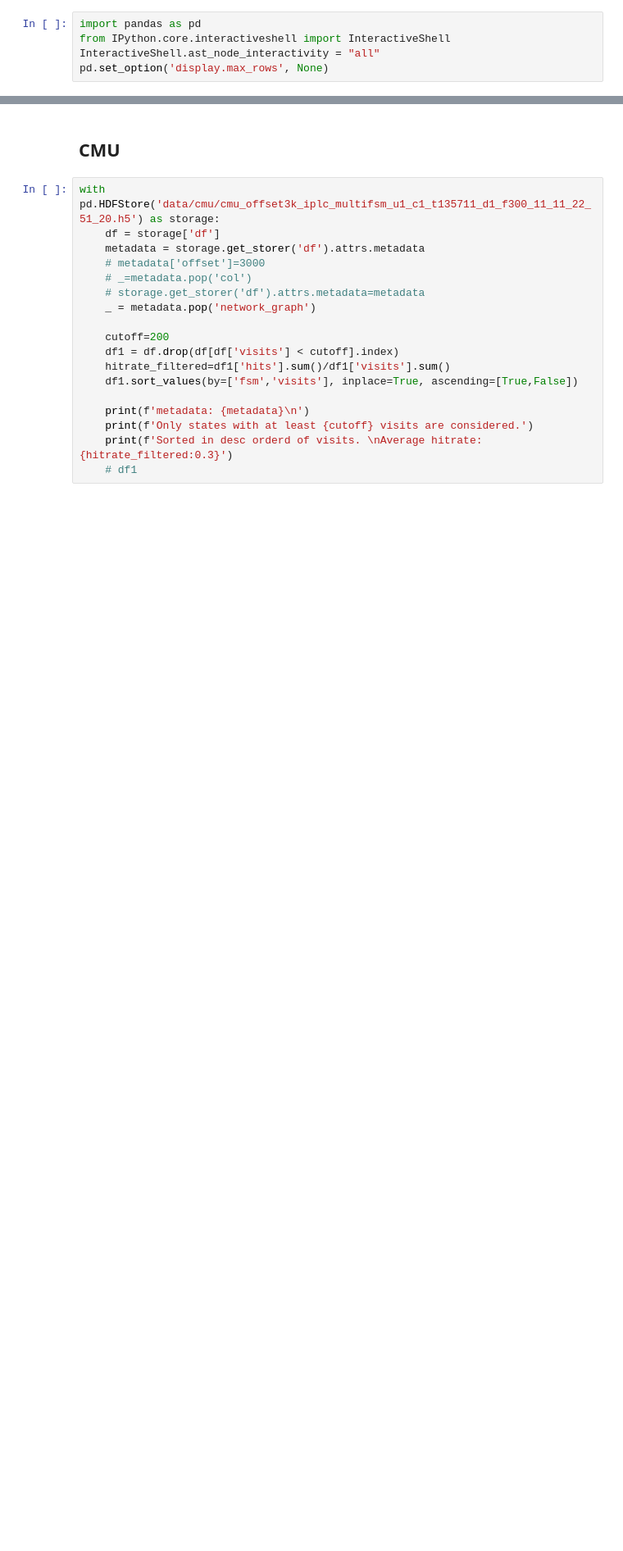
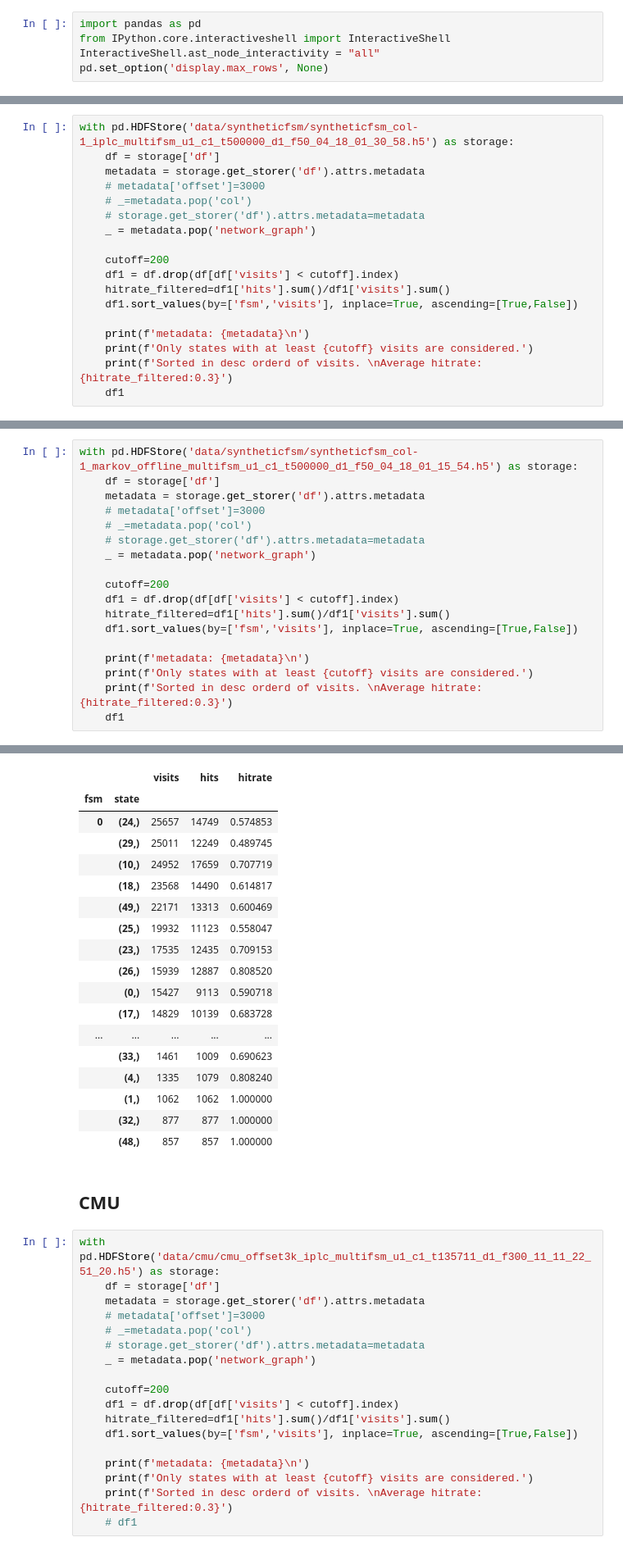
Before and after one commit to AtivJoshi/UniversalCaching, a Jupyter notebook: results.ipynb, the cells around one changed output, grey strips where cells are left out. Shown: that part at 82% size. Cells and saved outputs as stored; diff of their text form; blank space fills up the shorter version.

```diff
--- a/results.ipynb
+++ b/results.ipynb
@@ -5,0 +90,18 @@ pd.set_option('display.max_rows', None)
+# %%
+with pd.HDFStore('data/syntheticfsm/syntheticfsm_col-1_iplc_multifsm_u1_c1_t500000_d1_f50_04_18_01_30_58.h5') as storage:
+    df = storage['df']
+    metadata = storage.get_storer('df').attrs.metadata
+    # metadata['offset']=3000
+    # _=metadata.pop('col')
+    # storage.get_storer('df').attrs.metadata=metadata
+    _ = metadata.pop('network_graph')
+
+    cutoff=200
+    df1 = df.drop(df[df['visits'] < cutoff].index)
+    hitrate_filtered=df1['hits'].sum()/df1['visits'].sum()
+    df1.sort_values(by=['fsm','visits'], inplace=True, ascending=[True,False])
+
+    print(f'metadata: {metadata}\n')
+    print(f'Only states with at least {cutoff} visits are considered.')
+    print(f'Sorted in desc orderd of visits. \nAverage hitrate: {hitrate_filtered:0.3}')
+    df1
@@ -5,0 +132,19 @@ pd.set_option('display.max_rows', None)
+# %%
+with pd.HDFStore('data/syntheticfsm/syntheticfsm_col-1_markov_offline_multifsm_u1_c1_t500000_d1_f50_04_18_01_15_54.h5') as storage:
+    df = storage['df']
+    metadata = storage.get_storer('df').attrs.metadata
+    # metadata['offset']=3000
+    # _=metadata.pop('col')
+    # storage.get_storer('df').attrs.metadata=metadata
+    _ = metadata.pop('network_graph')
+
+    cutoff=200
+    df1 = df.drop(df[df['visits'] < cutoff].index)
+    hitrate_filtered=df1['hits'].sum()/df1['visits'].sum()
+    df1.sort_values(by=['fsm','visits'], inplace=True, ascending=[True,False])
+
+    print(f'metadata: {metadata}\n')
+    print(f'Only states with at least {cutoff} visits are considered.')
+    print(f'Sorted in desc orderd of visits. \nAverage hitrate: {hitrate_filtered:0.3}')
+    df1
+# %% [output]
@@ -6,3 +156,21 @@ pd.set_option('display.max_rows', None)
+|  |  | visits | hits | hitrate |
+| fsm | state |  |  |  |
+| 0 | (24,) | 25657 | 14749 | 0.574853 |
+|  | (29,) | 25011 | 12249 | 0.489745 |
+|  | (10,) | 24952 | 17659 | 0.707719 |
+|  | (18,) | 23568 | 14490 | 0.614817 |
+|  | (49,) | 22171 | 13313 | 0.600469 |
+|  | (25,) | 19932 | 11123 | 0.558047 |
+|  | (23,) | 17535 | 12435 | 0.709153 |
+|  | (26,) | 15939 | 12887 | 0.808520 |
+|  | (0,) | 15427 | 9113 | 0.590718 |
+|  | (17,) | 14829 | 10139 | 0.683728 |
+| ... | ... | ... | ... | ... |
+|  | (33,) | 1461 | 1009 | 0.690623 |
+|  | (4,) | 1335 | 1079 | 0.808240 |
+|  | (1,) | 1062 | 1062 | 1.000000 |
+|  | (32,) | 877 | 877 | 1.000000 |
+|  | (48,) | 857 | 857 | 1.000000 |
 # %% [markdown]
 ## CMU
 # %%
```
Also changed, not shown: parts of 4 cells of this notebook, 3 other files.
